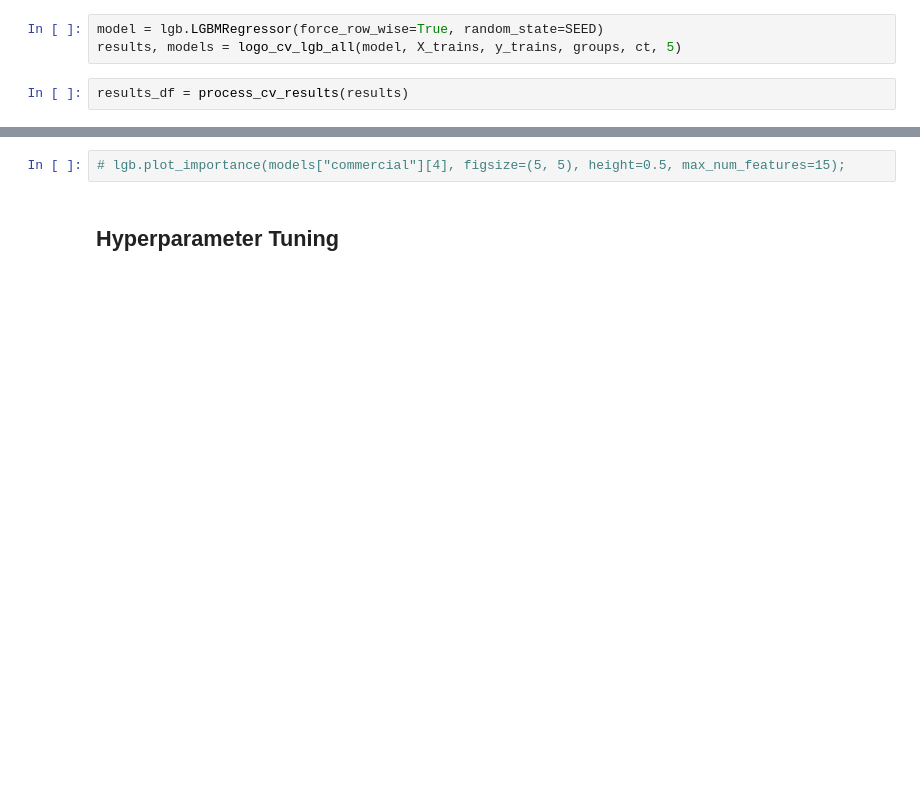
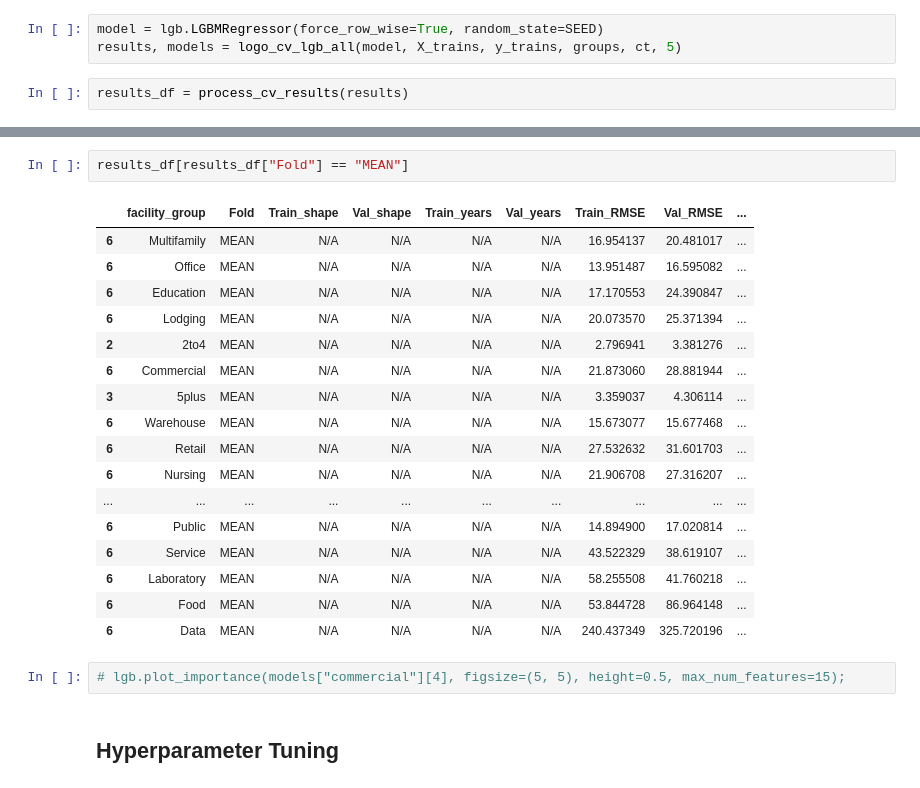
Before and after one commit to VenusianGirl/wids-datathon-2022, a Jupyter notebook: wids-datathon-2022.ipynb, the cells around one changed output, grey strips where cells are left out. Cells and saved outputs as stored; diff of their text form; blank space fills up the shorter version.

```diff
--- a/wids-datathon-2022.ipynb
+++ b/wids-datathon-2022.ipynb
@@ -617,4 +705,24 @@ results_df
 | 6 | Data | MEAN | N/A | N/A | N/A | N/A | 240.437349 | 325.720196 | ... |
+# %%
+results_df[results_df["Fold"] == "MEAN"]
+# %% [output]
+|  | facility_group | Fold | Train_shape | Val_shape | Train_years | Val_years | Train_RMSE | Val_RMSE | ... |
+| 6 | Multifamily | MEAN | N/A | N/A | N/A | N/A | 16.954137 | 20.481017 | ... |
+| 6 | Office | MEAN | N/A | N/A | N/A | N/A | 13.951487 | 16.595082 | ... |
+| 6 | Education | MEAN | N/A | N/A | N/A | N/A | 17.170553 | 24.390847 | ... |
+| 6 | Lodging | MEAN | N/A | N/A | N/A | N/A | 20.073570 | 25.371394 | ... |
+| 2 | 2to4 | MEAN | N/A | N/A | N/A | N/A | 2.796941 | 3.381276 | ... |
+| 6 | Commercial | MEAN | N/A | N/A | N/A | N/A | 21.873060 | 28.881944 | ... |
+| 3 | 5plus | MEAN | N/A | N/A | N/A | N/A | 3.359037 | 4.306114 | ... |
+| 6 | Warehouse | MEAN | N/A | N/A | N/A | N/A | 15.673077 | 15.677468 | ... |
+| 6 | Retail | MEAN | N/A | N/A | N/A | N/A | 27.532632 | 31.601703 | ... |
+| 6 | Nursing | MEAN | N/A | N/A | N/A | N/A | 21.906708 | 27.316207 | ... |
+| ... | ... | ... | ... | ... | ... | ... | ... | ... | ... |
+| 6 | Public | MEAN | N/A | N/A | N/A | N/A | 14.894900 | 17.020814 | ... |
+| 6 | Service | MEAN | N/A | N/A | N/A | N/A | 43.522329 | 38.619107 | ... |
+| 6 | Laboratory | MEAN | N/A | N/A | N/A | N/A | 58.255508 | 41.760218 | ... |
+| 6 | Food | MEAN | N/A | N/A | N/A | N/A | 53.844728 | 86.964148 | ... |
+| 6 | Data | MEAN | N/A | N/A | N/A | N/A | 240.437349 | 325.720196 | ... |
 # %%
 # lgb.plot_importance(models["commercial"][4], figsize=(5, 5), height=0.5, max_num_features=15);
 # %% [markdown]
```
Also changed, not shown: parts of 11 cells of this notebook.
